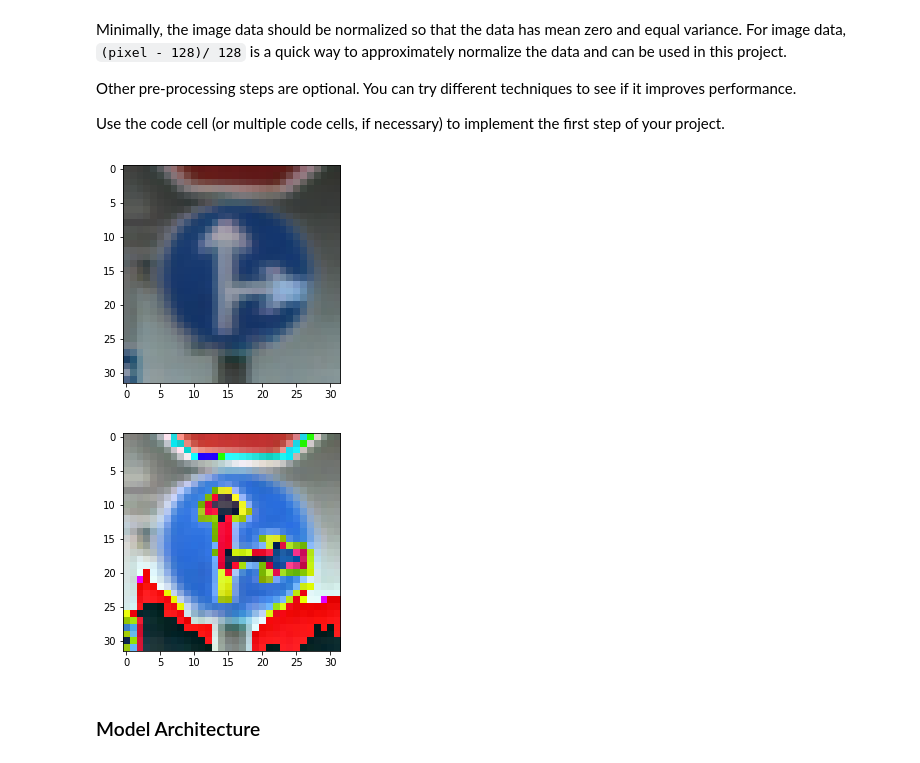
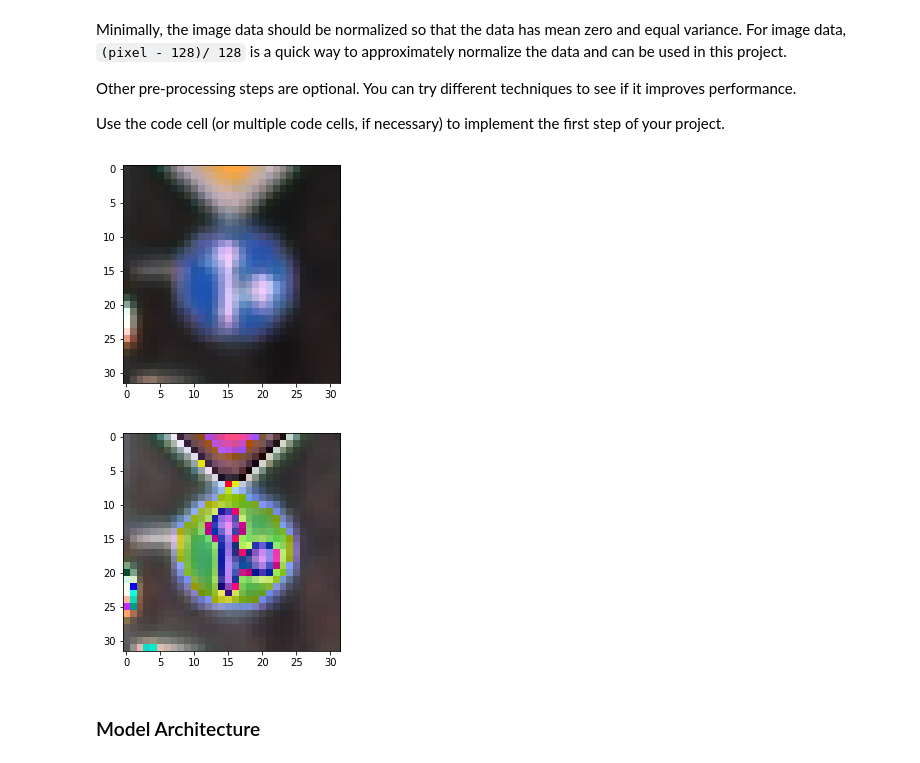
Before and after one commit to Fadi88/CarND-Traffic-Sign-Classifier-Project, a Jupyter notebook: Traffic_Sign_Classifier.ipynb, the cells around one changed output. Drawn from its saved outputs; the diff is of its cells as text; code cells hidden in the pictures.

```diff
--- a/Traffic_Sign_Classifier.ipynb
+++ b/Traffic_Sign_Classifier.ipynb
@@ -199,37 +199,37 @@ Use the code cell (or multiple code cells, if necessary) to implement the first
 ### Feel free to use as many code cells as needed.
 def preprocess_image(image):
     gray_image = np.ndarray([32,32,1])
     norm_image = np.ndarray([32,32,3])
     #convert image to gray scale
     #https://stackoverflow.com/questions/12201577/how-can-i-convert-an-rgb-image-into-grayscale-in-python
     r, g, b = image[:,:,0], image[:,:,1], image[:,:,2]
 
     #gray_image [:,:,0]= (0.299 * r + 0.587 * g + 0.114 * b).astype(int)
     #gray_image [:,:,0]= (0.333 * r + 0.333 * g + 0.333 * b).astype(int)
     #gray_image [:,:,0]= (0.299 * r + 0.587 * g + 0.114 * b)
     #normalize image
     norm_image[:,:,0] =  (( r - 128. ) / 128.)
     norm_image[:,:,1] =  (( g - 128. ) / 128.)
     norm_image[:,:,2] =  (( b - 128. ) / 128.)
     return norm_image
 
 def process_dataset(dataset):
     dataset_length = np.shape(dataset)[0]
     tmp_dataset  = np.ndarray(shape=(dataset_length , 32 , 32 , 3), dtype='float32')
     for i in range(np.shape(dataset)[0]):
         tmp_dataset[i] = preprocess_image(dataset[i])
     return tmp_dataset
 
 X_train = process_dataset(X_train_input)
 X_valid = process_dataset(X_valid_input)
 X_test  = process_dataset(X_test_input)
-plt.imshow(X_train_input[1100])
+plt.imshow(X_train_input[1200])
 plt.show()
-plt.imshow(X_train[1100])
+plt.imshow(X_train[1200])
 plt.show()
 # %% [output]
-[figure, old version]
+[figure, new version]
-[figure, old version]
+[figure, new version]
 # %% [markdown]
 ### Model Architecture
 # %%
```
Also changed, not shown: parts of 3 cells of this notebook.
